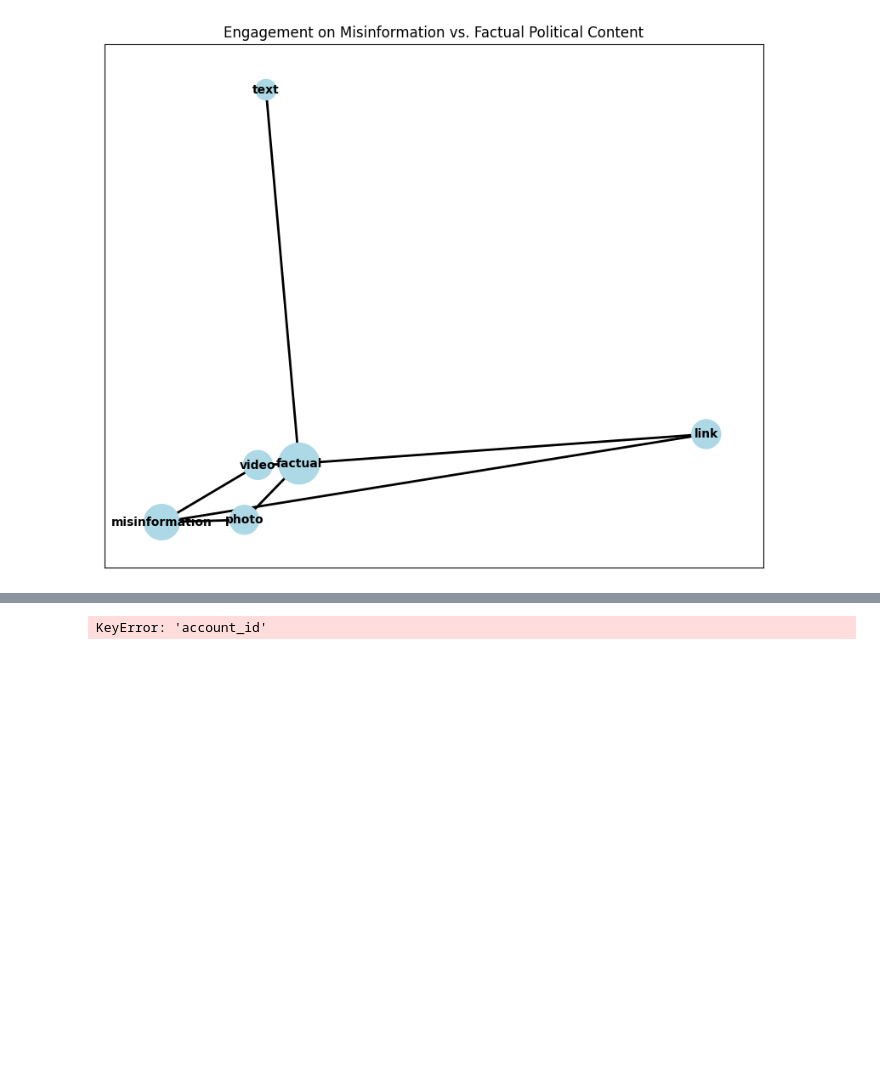
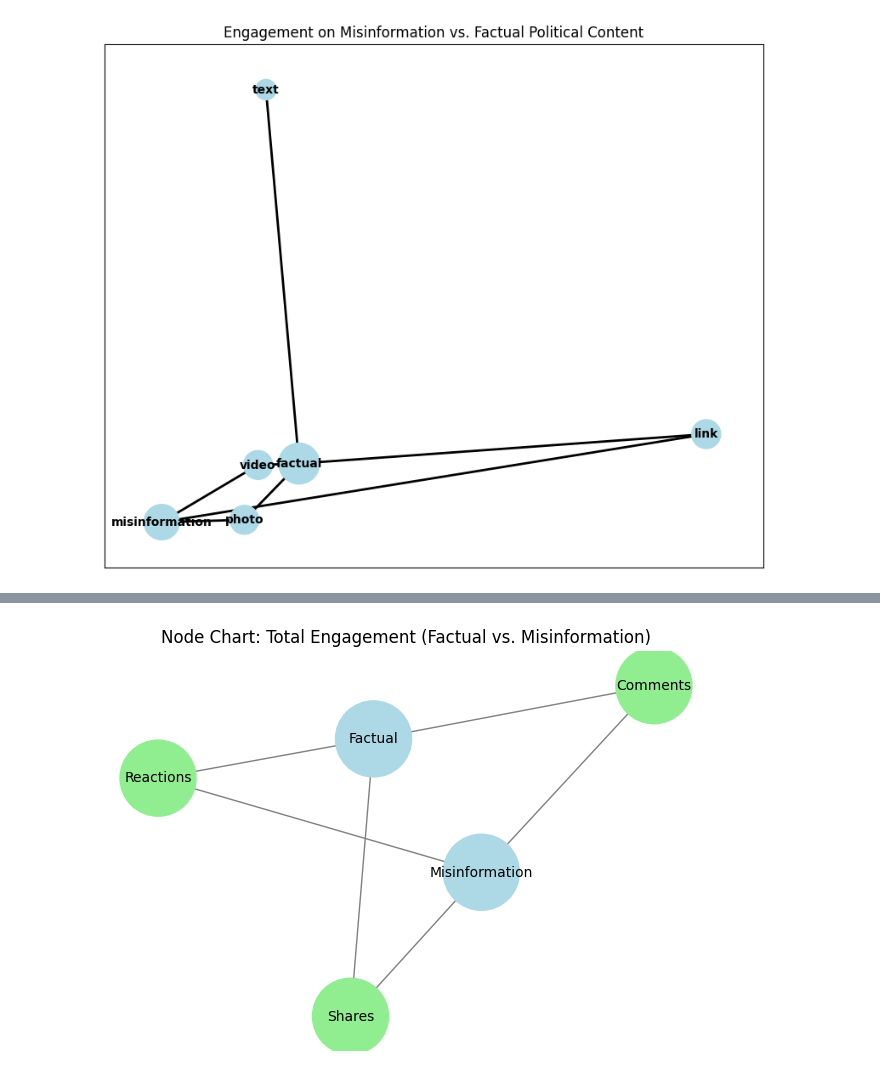
Before and after one commit to madisontroutman7/facebook-fact-checker, a Jupyter notebook: facebook.ipynb, the cells around one changed output, grey strips where cells are left out. Saved outputs shown, nothing was run; the diff lists cells and outputs as text; code cells hidden in the pictures; blank space fills up the shorter version.

```diff
--- a/facebook.ipynb
+++ b/facebook.ipynb
@@ -120,16 +77,27 @@ nx.draw(G, pos, with_labels=False, node_size=sizes, node_color=colors, edge_colo
-# %%
-for node, (x, y) in pos.items():
-    if node in ["Factual", "Misinformation"]:
-        plt.text(x, y, node, fontsize=16, fontweight='bold', ha='center', va='center')
-# %%
-for node, (x, y) in pos.items():
-    if node not in ["Factual", "Misinformation"]:
-        plt.text(x, y, node, fontsize=8, ha='center', va='center')
-# %%
-
-
-
-plt.title('Engagement on Misinformation vs. Factual Political Content by Account ID')
-plt.show()
-# %% [output]
-KeyError: 'account_id'
+# %%
+categories = ["Factual", "Misinformation"]
+engagement_types = ["Shares", "Reactions", "Comments"]
+
+edges = [
+    ("Factual", "Shares"),
+    ("Factual", "Reactions"),
+    ("Factual", "Comments"),
+    ("Misinformation", "Shares"),
+    ("Misinformation", "Reactions"),
+    ("Misinformation", "Comments"),
+]
+
+G = nx.Graph()
+G.add_nodes_from(categories, color="lightblue")
+G.add_nodes_from(engagement_types, color="lightgreen")
+G.add_edges_from(edges)
+
+node_colors = ["lightblue" if node in categories else "lightgreen" for node in G.nodes()]
+
+plt.figure(figsize=(6, 4))
+pos = nx.spring_layout(G, seed=42)
+nx.draw(G, pos, with_labels=True, node_color=node_colors, edge_color="gray", node_size=3000, font_size=10)
+plt.title("Node Chart: Total Engagement (Factual vs. Misinformation)")
+plt.show()
+# %% [output]
+[figure, added]
```
Also changed, not shown: parts of 11 cells of this notebook.
